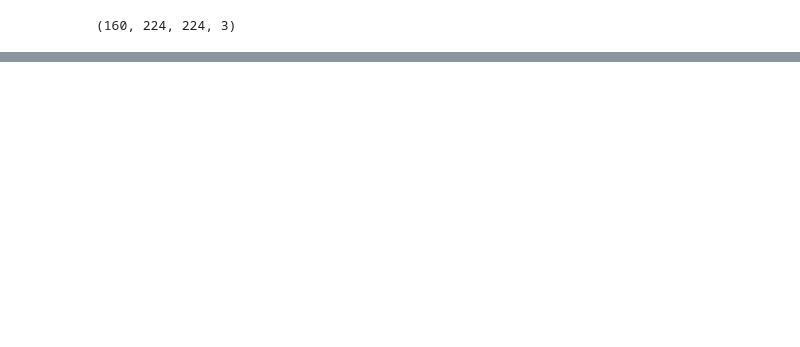
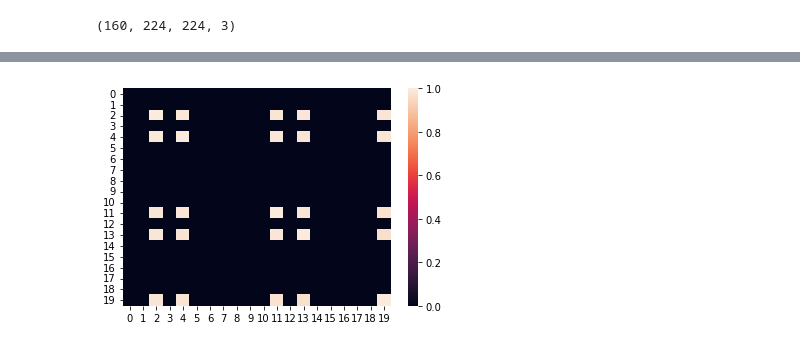
Before and after one commit to Truyen724/Zalo_liveness_Detection, a Jupyter notebook: test.ipynb, the cells around one changed output, grey strips where cells are left out. Drawn from its saved outputs; the diff is of its cells as text; code cells hidden in the pictures; blank space fills up the shorter version.

```diff
--- a/test.ipynb
+++ b/test.ipynb
@@ -137,3 +116,8 @@ error: OpenCV(4.6.0) :-1: error: (-5:Bad argument) in function 'resize'
+# %%
+hm = sn.heatmap(data = out[:20,:20])
+plt.show()
+# %% [output]
+[figure, added]
 # %%
 print(lsst2.sum())
 # %% [output]
```
Also changed, not shown: parts of 11 cells of this notebook, 2 other files.
